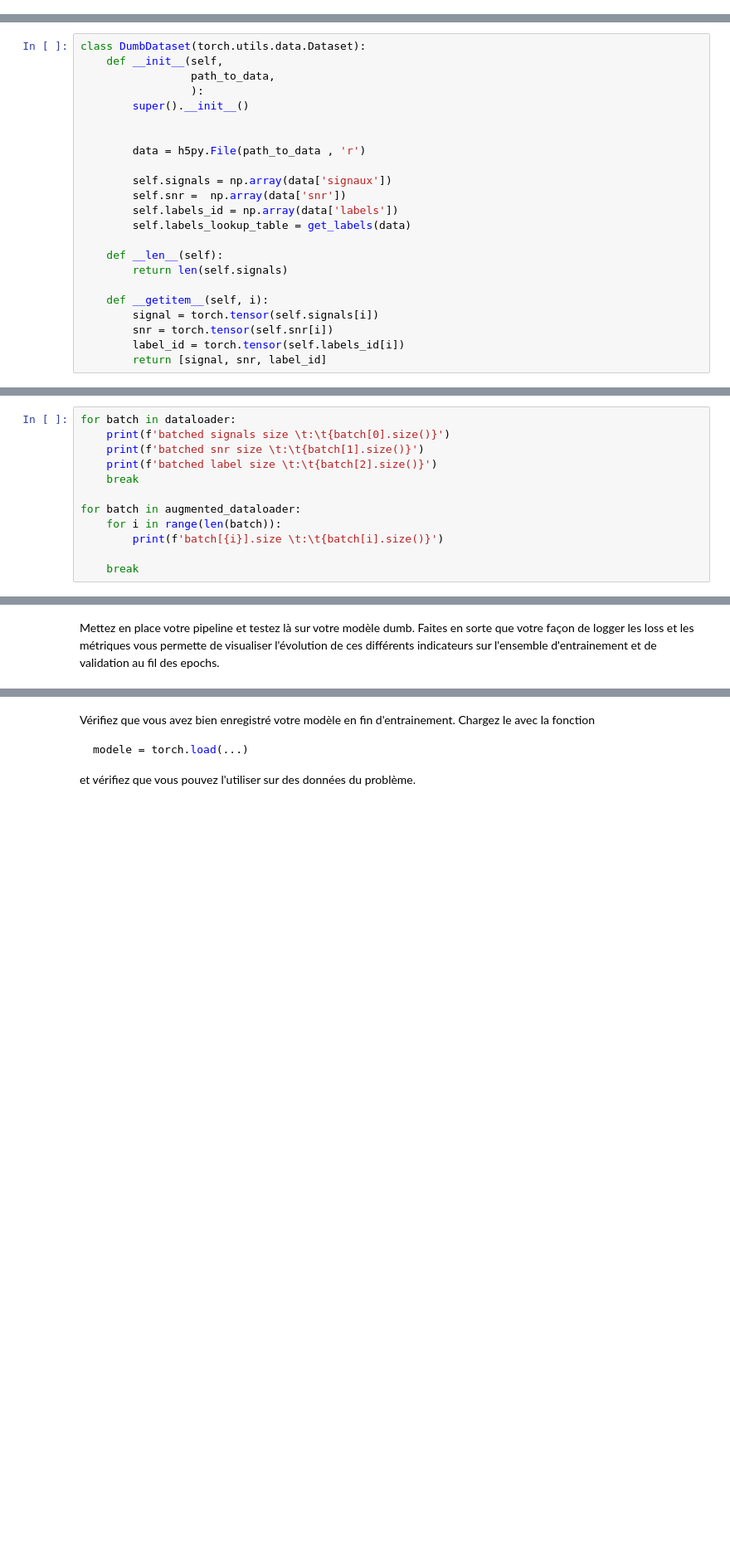
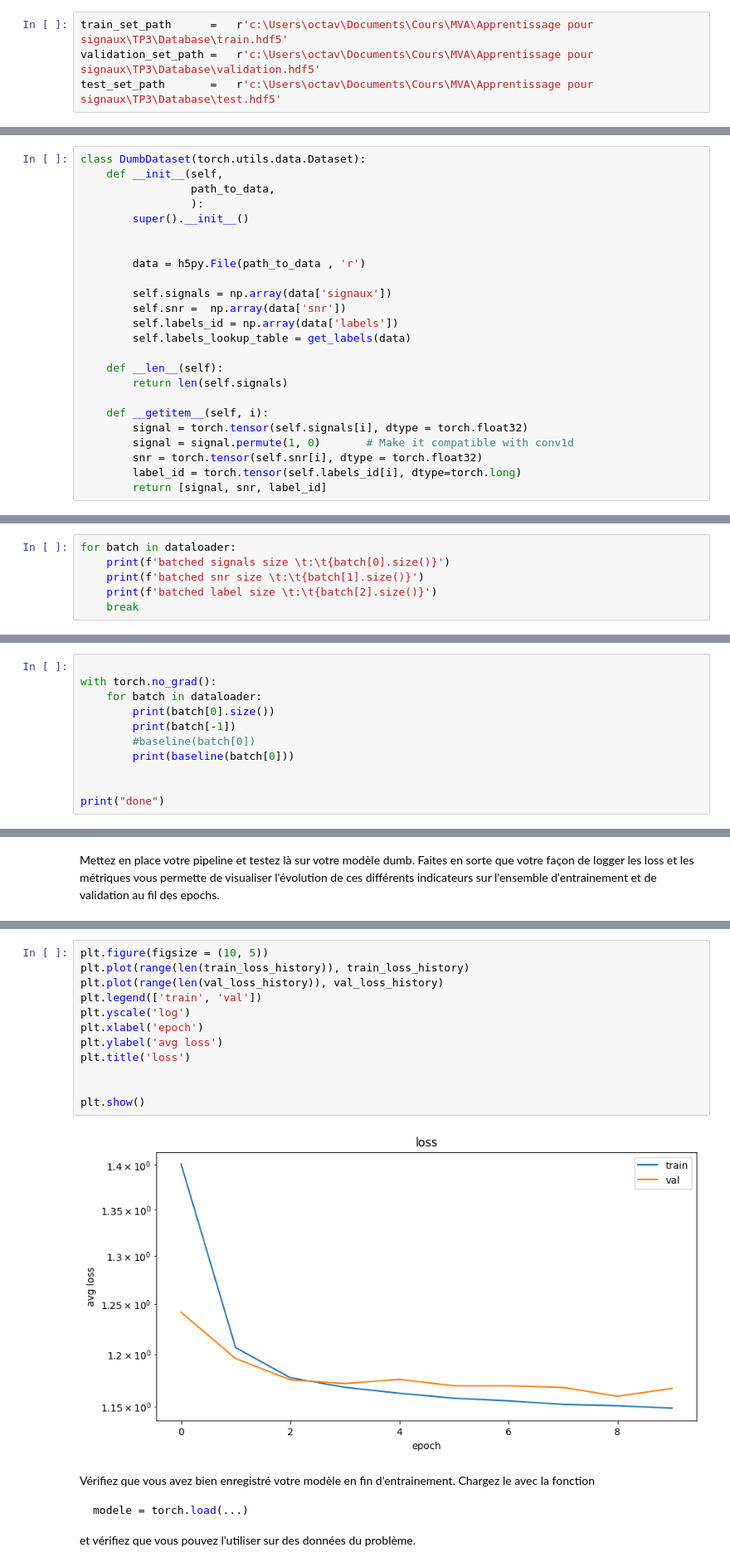
Before and after one commit to Octave-Jeanne/TP3_Deep_et_Signal, a Jupyter notebook: dlts_tp3.ipynb, the cells around one changed output, grey strips where cells are left out. Shown at 83% size. Saved outputs shown, nothing was run; the diff lists cells and outputs as text; blank space fills up the shorter version.

Commit message:
Baseline + template lightning

````diff
--- a/dlts_tp3.ipynb
+++ b/dlts_tp3.ipynb
@@ -97,6 +126,10 @@ Les trois jeux de données sont au format hdf5 qui peut être manipulé via l'AP
 Un fichier hdf5 est consitué d'une arborescence de datasets et de groups. Un dataset hdf5 représente un tenseur n dimensionnel. Un dataset se convertit très facilement en numpy array.
 
 Par exemple vous pouvez charger les données samples selon la cellule suivante:
+# %%
+train_set_path      =   r'c:\Users\octav\Documents\Cours\MVA\Apprentissage pour signaux\TP3\Database\train.hdf5'
+validation_set_path =   r'c:\Users\octav\Documents\Cours\MVA\Apprentissage pour signaux\TP3\Database\validation.hdf5'
+test_set_path       =   r'c:\Users\octav\Documents\Cours\MVA\Apprentissage pour signaux\TP3\Database\test.hdf5'
 # %%
 data_path = r'C:\Users\octav\Documents\Cours\MVA\Apprentissage pour signaux\TP3\Database\samples.hdf5'
 
@@ -310,7 +343,8 @@ class DumbDataset(torch.utils.data.Dataset):
         return len(self.signals)
 
     def __getitem__(self, i):
-        signal = torch.tensor(self.signals[i])
-        snr = torch.tensor(self.snr[i])
-        label_id = torch.tensor(self.labels_id[i])
+        signal = torch.tensor(self.signals[i], dtype = torch.float32)
+        signal = signal.permute(1, 0)       # Make it compatible with conv1d
+        snr = torch.tensor(self.snr[i], dtype = torch.float32)
+        label_id = torch.tensor(self.labels_id[i], dtype=torch.long)
         return [signal, snr, label_id]
@@ -435,10 +381,4 @@ for batch in dataloader:
     print(f'batched snr size \t:\t{batch[1].size()}')
     print(f'batched label size \t:\t{batch[2].size()}')
     break
-
-for batch in augmented_dataloader:
-    for i in range(len(batch)):
-        print(f'batch[{i}].size \t:\t{batch[i].size()}')
-
-    break
 # %% [output]
@@ -505,3 +441,14 @@ class DumbModel(torch.nn.Module):
 Instanciez votre modèle et testez la consistence des dimensions de ses entrées et de ses sorties vis à vis des données étudiées. Il s'agit d'un test purement fonctionnel, pas besoin de chercher à réaliser un entraînement à ce point.
 # %%
 baseline = DumbModel()
+# %%
+
+with torch.no_grad():
+    for batch in dataloader:
+        print(batch[0].size())
+        print(batch[-1])
+        #baseline(batch[0])
+        print(baseline(batch[0]))
+
+
+print("done")
@@ -626,3 +639,17 @@ SyntaxError: invalid syntax (4273755983.py, line 9)
+# %%
+plt.figure(figsize = (10, 5))
+plt.plot(range(len(train_loss_history)), train_loss_history)
+plt.plot(range(len(val_loss_history)), val_loss_history)
+plt.legend(['train', 'val'])
+plt.yscale('log')
+plt.xlabel('epoch')
+plt.ylabel('avg loss')
+plt.title('loss')
+
+
+plt.show()
+# %% [output]
+[figure, added]
 # %% [markdown]
 Vérifiez que vous avez bien enregistré votre modèle en fin d'entrainement. Chargez le avec la fonction
 ```python
````
Also changed, not shown: parts of 38 cells of this notebook, 2 other files.
